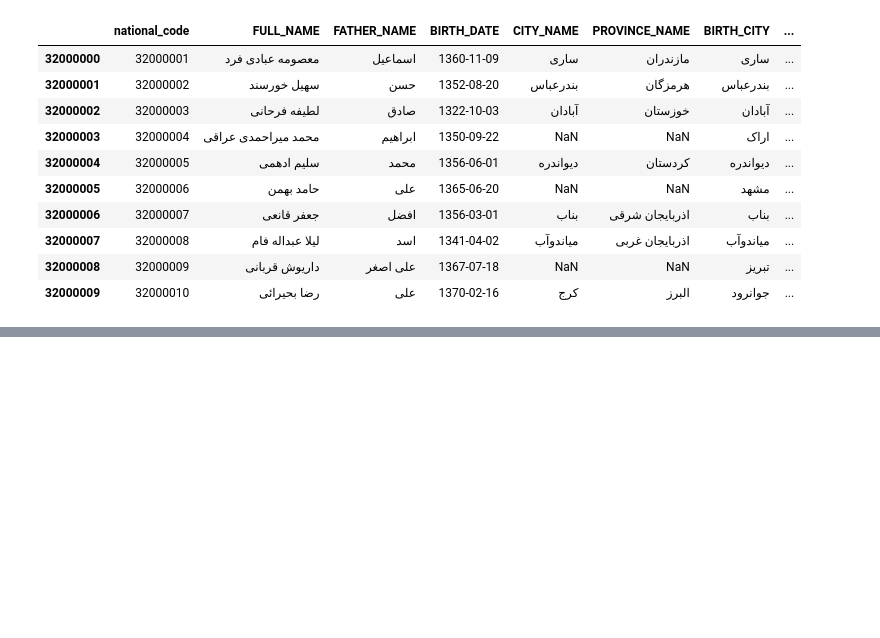
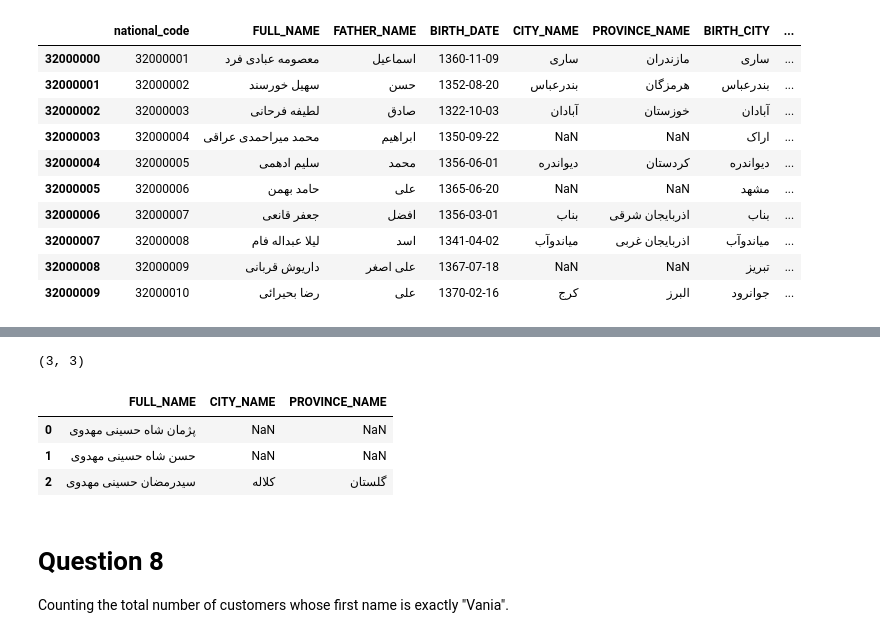
Before and after one commit to mahanfattahi/BANK-NIT, a Jupyter notebook: nitbank.ipynb, the cells around one changed output, grey strips where cells are left out. Saved outputs shown, nothing was run; the diff lists cells and outputs as text; code cells hidden in the pictures; blank space fills up the shorter version.

```diff
--- a/nitbank.ipynb
+++ b/nitbank.ipynb
@@ -534,0 +552,58 @@ chunk.head(10)
+# %%
+# List for storing matching records
+
+hoseini_people = []
+
+
+# Process dataset in chunks
+
+for chunk in read_in_chunks(
+    "normalized_bank_data.csv",
+    1000000
+):
+
+    # Convert required columns
+    chunk['FULL_NAME'] = (
+        chunk['FULL_NAME']
+        .fillna('')
+        .astype(str)
+    )
+
+    # Search for target individual
+    filtered = chunk[
+        chunk['FULL_NAME']
+        .str.contains(
+            'حسینی مهدوی',
+            regex=False,
+            na=False
+        )
+    ][
+        ['FULL_NAME', 'CITY_NAME', 'PROVINCE_NAME']
+    ]
+
+    # Store results
+    hoseini_people.append(filtered)
+
+
+# Merge all chunks
+
+final_fd = pd.concat(
+    hoseini_people,
+    ignore_index=True
+)
+
+
+# Display results
+
+print(final_fd.shape)
+
+final_fd.head()
+# %% [output]
+(3, 3)
+|  | FULL_NAME | CITY_NAME | PROVINCE_NAME |
+| 0 | پژمان شاه حسینی مهدوی | NaN | NaN |
+| 1 | حسن شاه حسینی مهدوی | NaN | NaN |
+| 2 | سیدرمضان حسینی مهدوی | کلاله | گلستان |
+# %% [markdown]
+# Question 8
+Counting the total number of customers whose first name is exactly "Vania".
```
Also changed, not shown: parts of 16 cells of this notebook, 1 other file.
